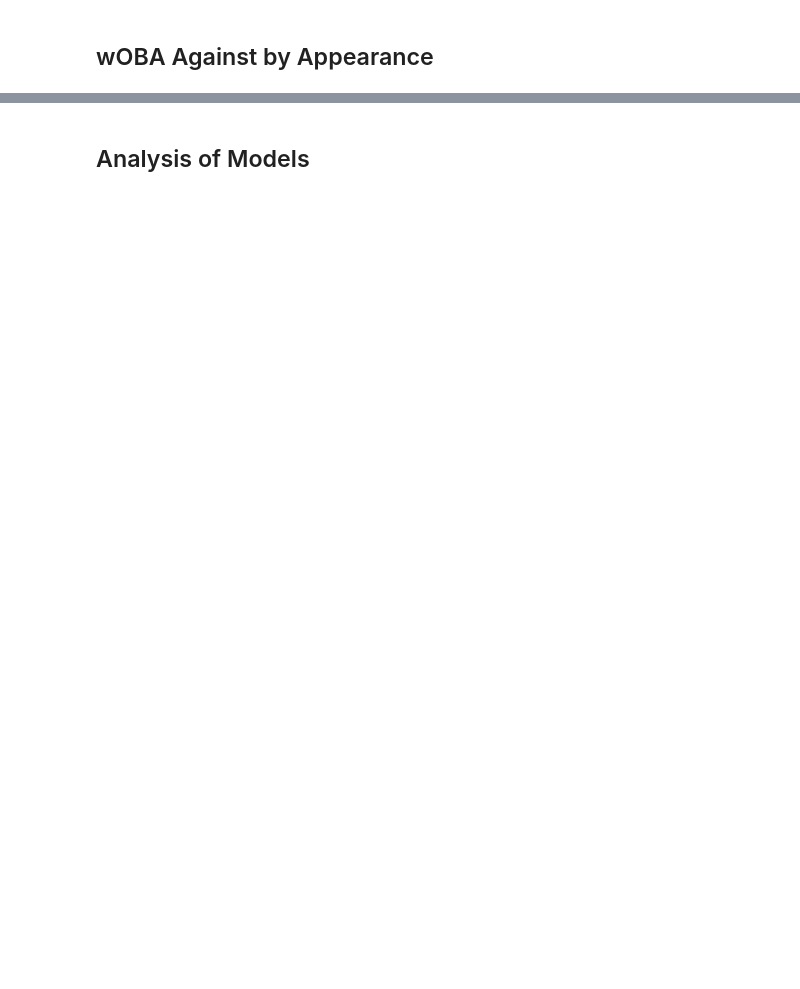
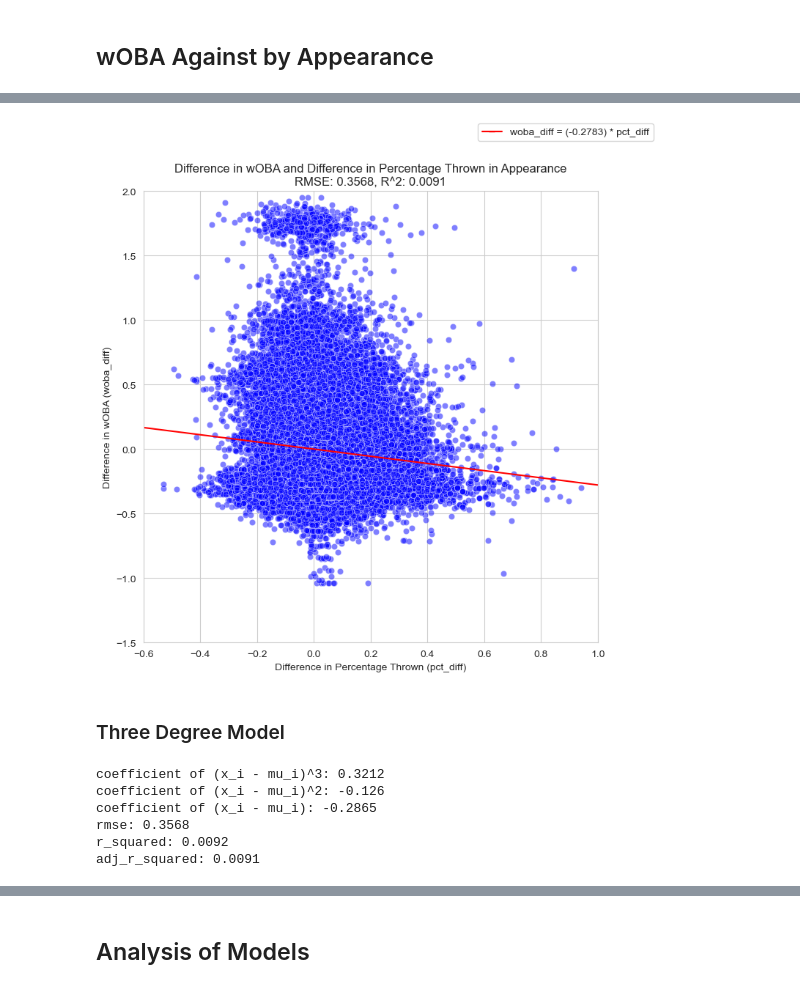
Before and after one commit to jackhinde/OptimizingPitchMix, a Jupyter notebook: PitchUseAndPerformance.ipynb, the cells around one changed output, grey strips where cells are left out. Saved outputs shown, nothing was run; the diff lists cells and outputs as text; code cells hidden in the pictures; blank space fills up the shorter version.

```diff
--- a/PitchUseAndPerformance.ipynb
+++ b/PitchUseAndPerformance.ipynb
@@ -816,0 +1399,38 @@ sns.lineplot(x=x_values, y=y_values, color='red');
+# %%
+sns.set_style("whitegrid");
+
+f, ax = plt.subplots(figsize=(8, 8))
+sns.scatterplot(x='pct_diff', y='woba_diff', color='blue', alpha=0.5, data=appearances, ax=ax);
+
+x_values = np.linspace(-1, 1, 1000)
+y_values = outputs_aps1[1] * x_values
+
+sns.lineplot(x=x_values, y=y_values, color='red', ax=ax);
+
+ax.set_xlim(left=-0.6, right=1);
+ax.set_ylim(bottom=-1.5, top=2);
+
+# set title
+plt.title(f"Difference in wOBA and Difference in Percentage Thrown in Appearance\nRMSE: {round(outputs_aps1[2], 4)}, R^2: {round(outputs_aps1[3], 4)}");
+# set x-axis label
+ax.set_xlabel("Difference in Percentage Thrown (pct_diff)");
+# set y-axis label
+ax.set_ylabel("Difference in wOBA (woba_diff)");
+
+legend_label = f"woba_diff = ({round(outputs_aps1[1], 4)}) * pct_diff"
+f.legend(handles=[Line2D([], [], marker='_', color='red', label=legend_label)], loc=1);
+# %% [output]
+[figure, added]
+# %% [markdown]
+### Three Degree Model
+# %%
+# outputs_aps3 = (aps3, coef_pct_diff_3_aps3, coef_pct_diff_2_aps3, coef_pct_diff_1_aps3,
+#                 rmse_aps3, r_sq_aps3, adj_r_sq_aps3)
+outputs_aps3 = fit_regression_model_degree_three(appearances, 'pct_diff', 'woba_diff')
+# %% [output]
+coefficient of (x_i - mu_i)^3: 0.3212
+coefficient of (x_i - mu_i)^2: -0.126
+coefficient of (x_i - mu_i): -0.2865
+rmse: 0.3568
+r_squared: 0.0092
+adj_r_squared: 0.0091
```
Also changed, not shown: parts of 391 cells of this notebook.
